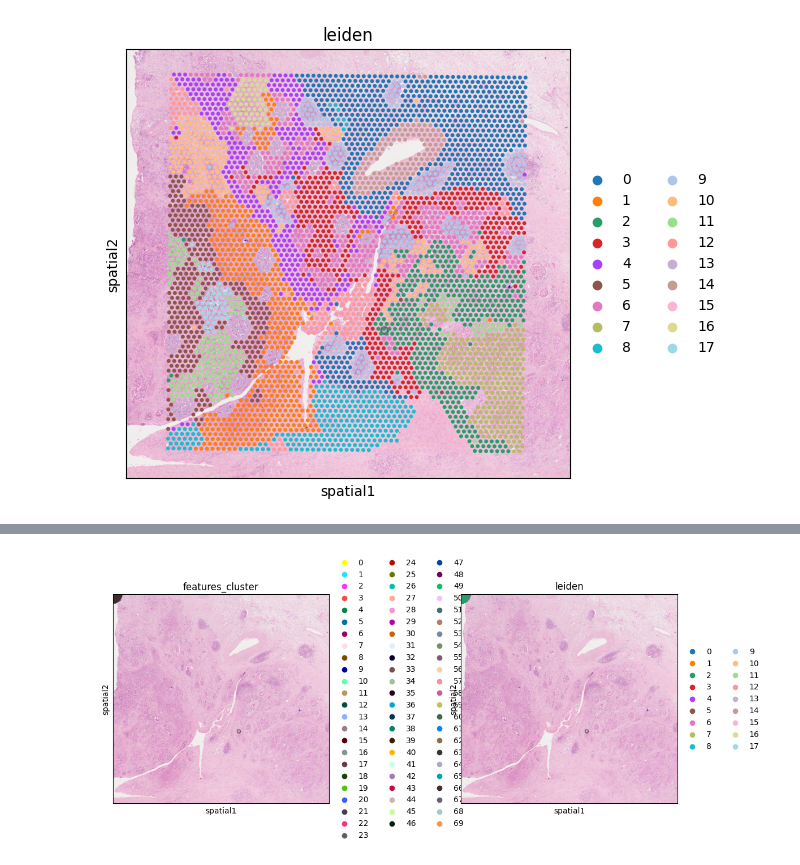
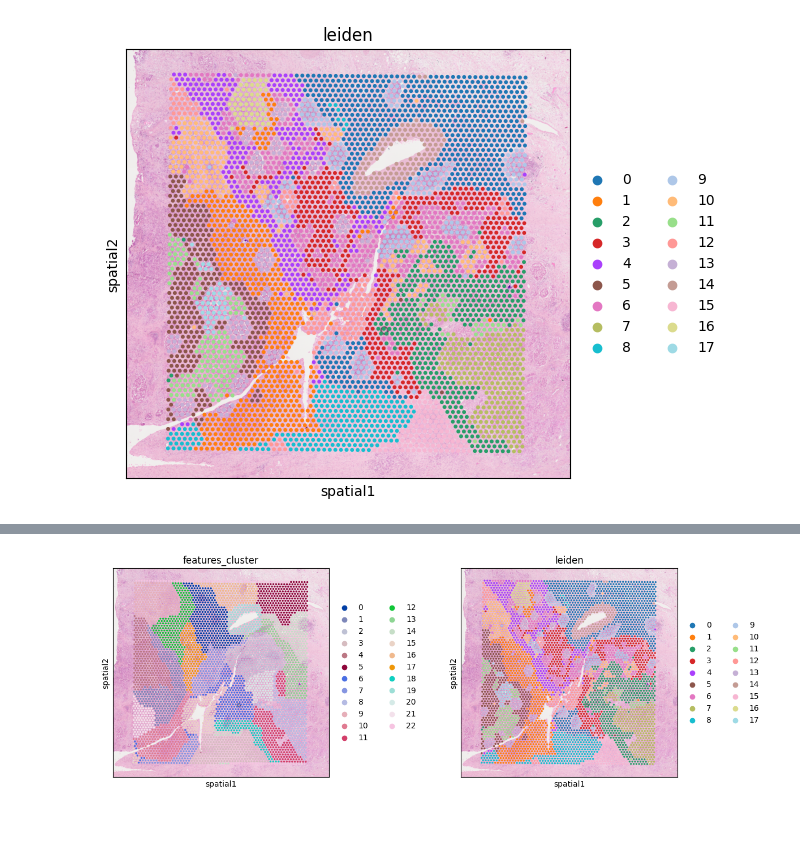
Before and after one commit to adole2008/PDAC-scRNA, a Jupyter notebook: STanalysis.ipynb, the cells around one changed output, grey strips where cells are left out. Saved outputs shown, nothing was run; the diff lists cells and outputs as text; code cells hidden in the pictures; blank space fills up the shorter version.

```diff
--- a/STanalysis.ipynb
+++ b/STanalysis.ipynb
@@ -97,32 +99,30 @@ adata_PA12.obsm["features"].head()
 # %%
 # helper function returning a clustering
 def cluster_features(features: pd.DataFrame, like=None) -> pd.Series:
     #like is a string to filter the features
     """
     Calculate leiden clustering of features.
 
     Specify filter of features using `like`.
     """
     # filter features
     if like is not None:
         features = features.filter(like=like)
     # create temporary adata to calculate the clustering
     adata = ad.AnnData(features)
     # important - feature values are not scaled, so need to scale them before PCA
     sc.pp.scale(adata)
     # calculate leiden clustering
     sc.pp.pca(adata, n_comps=min(15, features.shape[1] - 1))
     sc.pp.neighbors(adata, n_pcs=15)
     sc.tl.leiden(adata, resolution=0.4)
 
     return adata.obs["leiden"]
 
-
 # calculate feature clusters
 adata_PA12.obs["features_cluster"] = cluster_features(adata_PA12.obsm["features"], like="summary")
 
-adata_PA12.obsm["spatial"] = adata_PA12.obsm["spatial"].copy() * scl
 # compare feature and gene clusters
-sq.pl.spatial_scatter(adata_PA12, color=["features_cluster", "leiden"],size=10)
+sq.pl.spatial_scatter(adata_PA12, color=["features_cluster", "leiden"])
 # %% [output]
-[figure, old version]
+[figure, new version]
```
Also changed, not shown: parts of 4 cells of this notebook.
